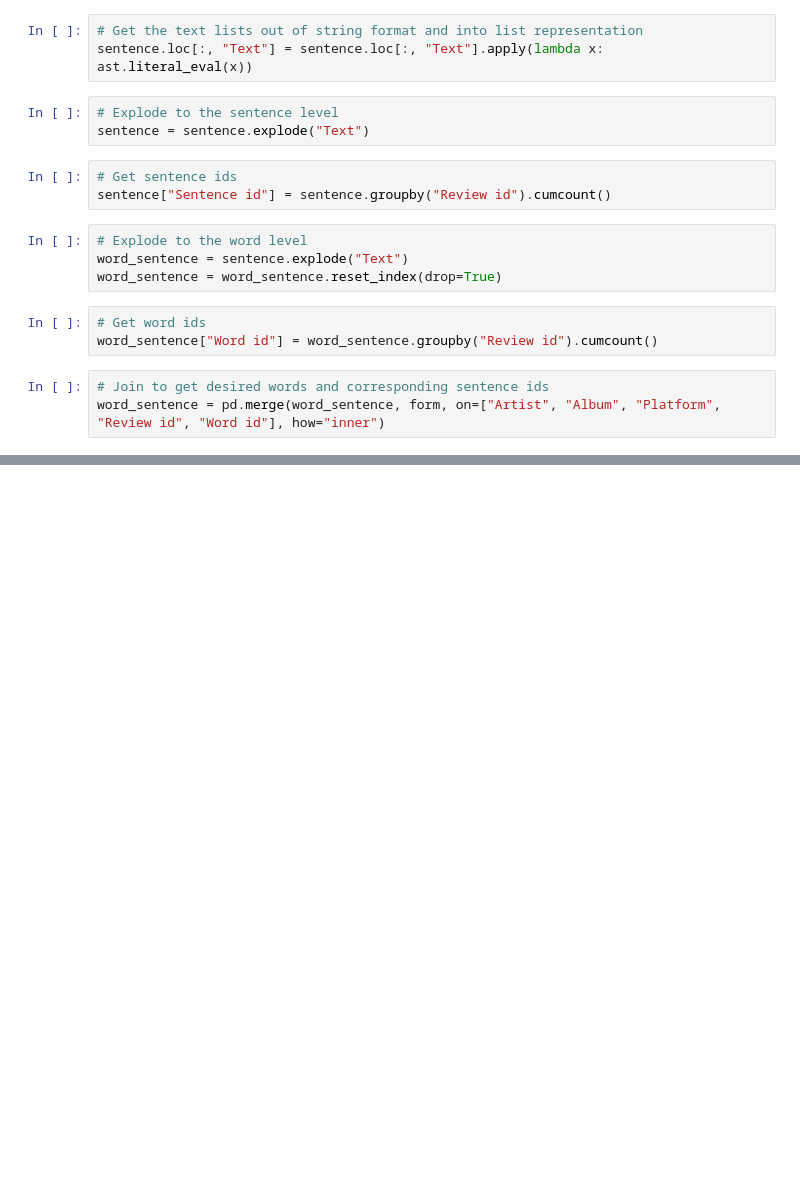
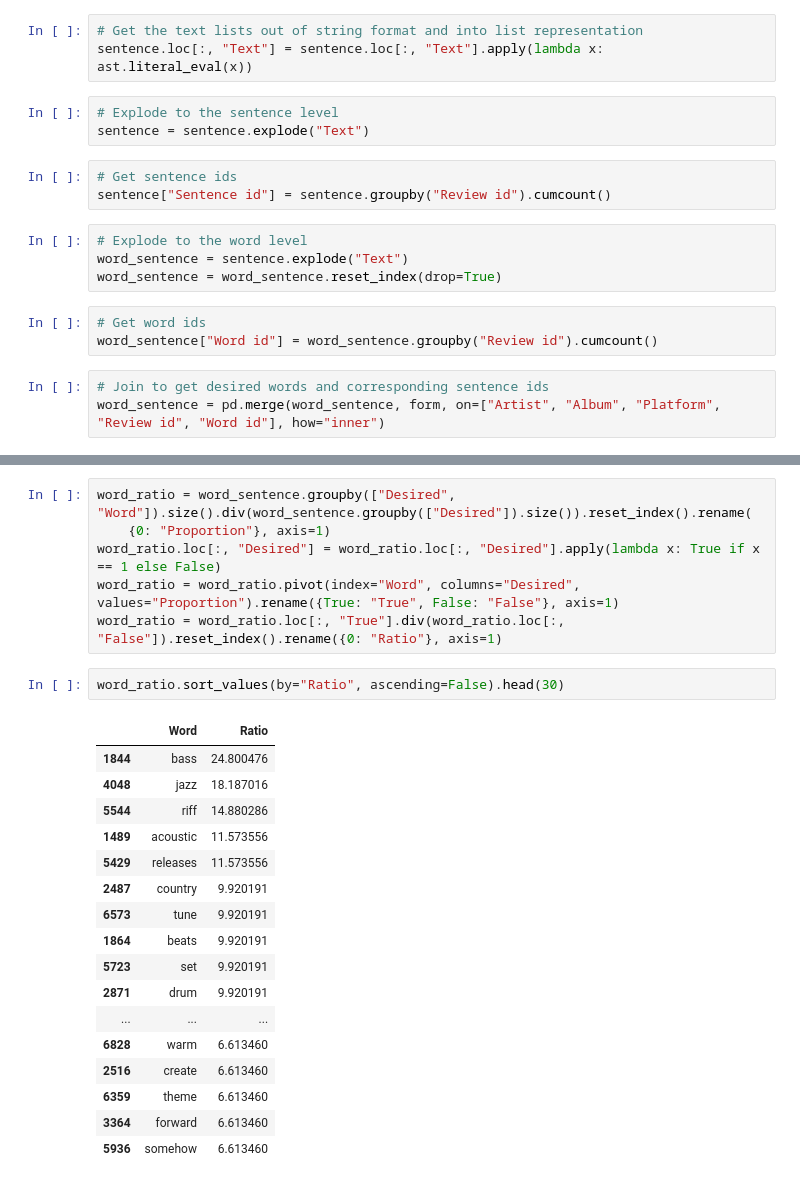
Before and after one commit to tjsnel/Third-Year-Project, a Jupyter notebook: third-year-project/Notebooks/sentence_inspection.ipynb, the cells around one changed output, grey strips where cells are left out. Cells and saved outputs as stored; diff of their text form; blank space fills up the shorter version.

```diff
--- a/third-year-project/Notebooks/sentence_inspection.ipynb
+++ b/third-year-project/Notebooks/sentence_inspection.ipynb
@@ -101,0 +65,26 @@ px.scatter(counts, x="Word", y="Desired Ratio")
+# %%
+word_ratio = word_sentence.groupby(["Desired", "Word"]).size().div(word_sentence.groupby(["Desired"]).size()).reset_index().rename(
+    {0: "Proportion"}, axis=1)
+word_ratio.loc[:, "Desired"] = word_ratio.loc[:, "Desired"].apply(lambda x: True if x == 1 else False)
+word_ratio = word_ratio.pivot(index="Word", columns="Desired", values="Proportion").rename({True: "True", False: "False"}, axis=1)
+word_ratio = word_ratio.loc[:, "True"].div(word_ratio.loc[:, "False"]).reset_index().rename({0: "Ratio"}, axis=1)
+# %%
+word_ratio.sort_values(by="Ratio", ascending=False).head(30)
+# %% [output]
+|  | Word | Ratio |
+| 1844 | bass | 24.800476 |
+| 4048 | jazz | 18.187016 |
+| 5544 | riff | 14.880286 |
+| 1489 | acoustic | 11.573556 |
+| 5429 | releases | 11.573556 |
+| 2487 | country | 9.920191 |
+| 6573 | tune | 9.920191 |
+| 1864 | beats | 9.920191 |
+| 5723 | set | 9.920191 |
+| 2871 | drum | 9.920191 |
+| ... | ... | ... |
+| 6828 | warm | 6.613460 |
+| 2516 | create | 6.613460 |
+| 6359 | theme | 6.613460 |
+| 3364 | forward | 6.613460 |
+| 5936 | somehow | 6.613460 |
```
Also changed, not shown: parts of 24 cells of this notebook, 15 other files.
